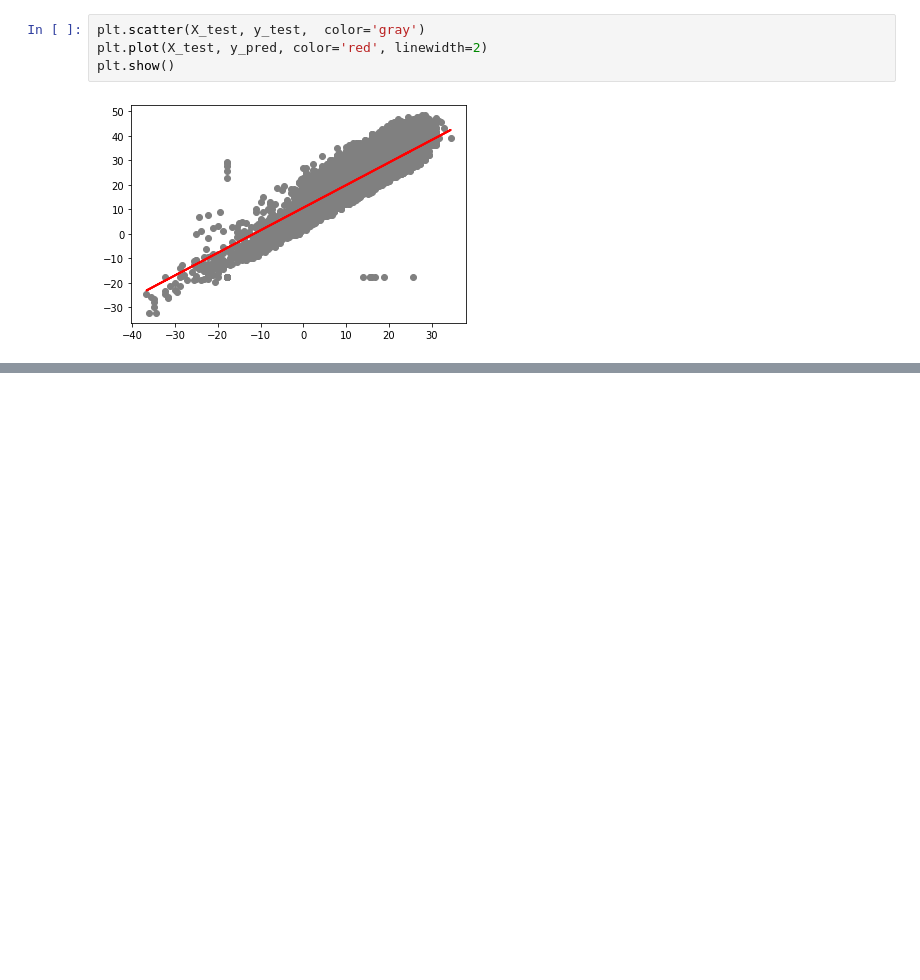
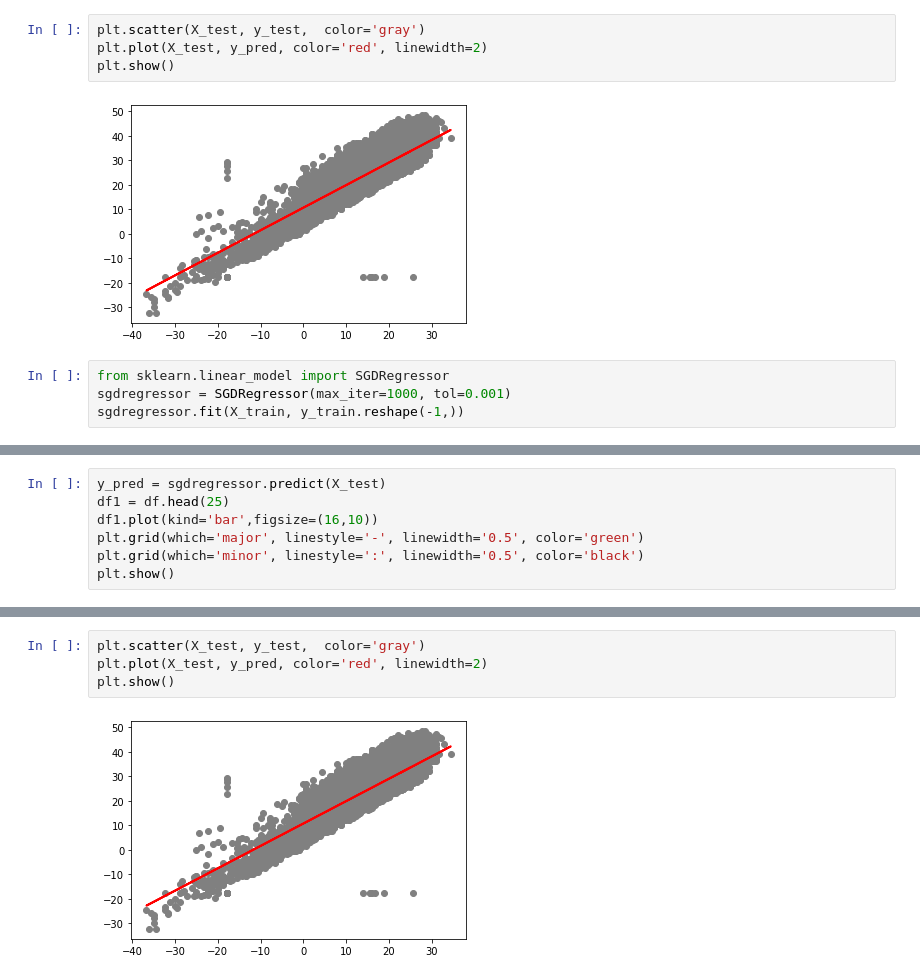
Before and after one commit to sedgewickmm18/mmfunctions, a Jupyter notebook: LinearRegression.ipynb, the cells around one changed output, grey strips where cells are left out. Cells and saved outputs as stored; diff of their text form; blank space fills up the shorter version.

```diff
--- a/LinearRegression.ipynb
+++ b/LinearRegression.ipynb
@@ -97,3 +97,7 @@ plt.plot(X_test, y_pred, color='red', linewidth=2)
 plt.show()
 # %% [output]
 [figure]
+# %%
+from sklearn.linear_model import SGDRegressor
+sgdregressor = SGDRegressor(max_iter=1000, tol=0.001)
+sgdregressor.fit(X_train, y_train.reshape(-1,))
@@ -99,0 +110,7 @@ plt.show()
+# %%
+y_pred = sgdregressor.predict(X_test)
+df1 = df.head(25)
+df1.plot(kind='bar',figsize=(16,10))
+plt.grid(which='major', linestyle='-', linewidth='0.5', color='green')
+plt.grid(which='minor', linestyle=':', linewidth='0.5', color='black')
+plt.show()
@@ -99,0 +119,6 @@ plt.show()
+# %%
+plt.scatter(X_test, y_test,  color='gray')
+plt.plot(X_test, y_pred, color='red', linewidth=2)
+plt.show()
+# %% [output]
+[figure, added]
```
Also changed, not shown: parts of 3 cells of this notebook, 1 other file.
